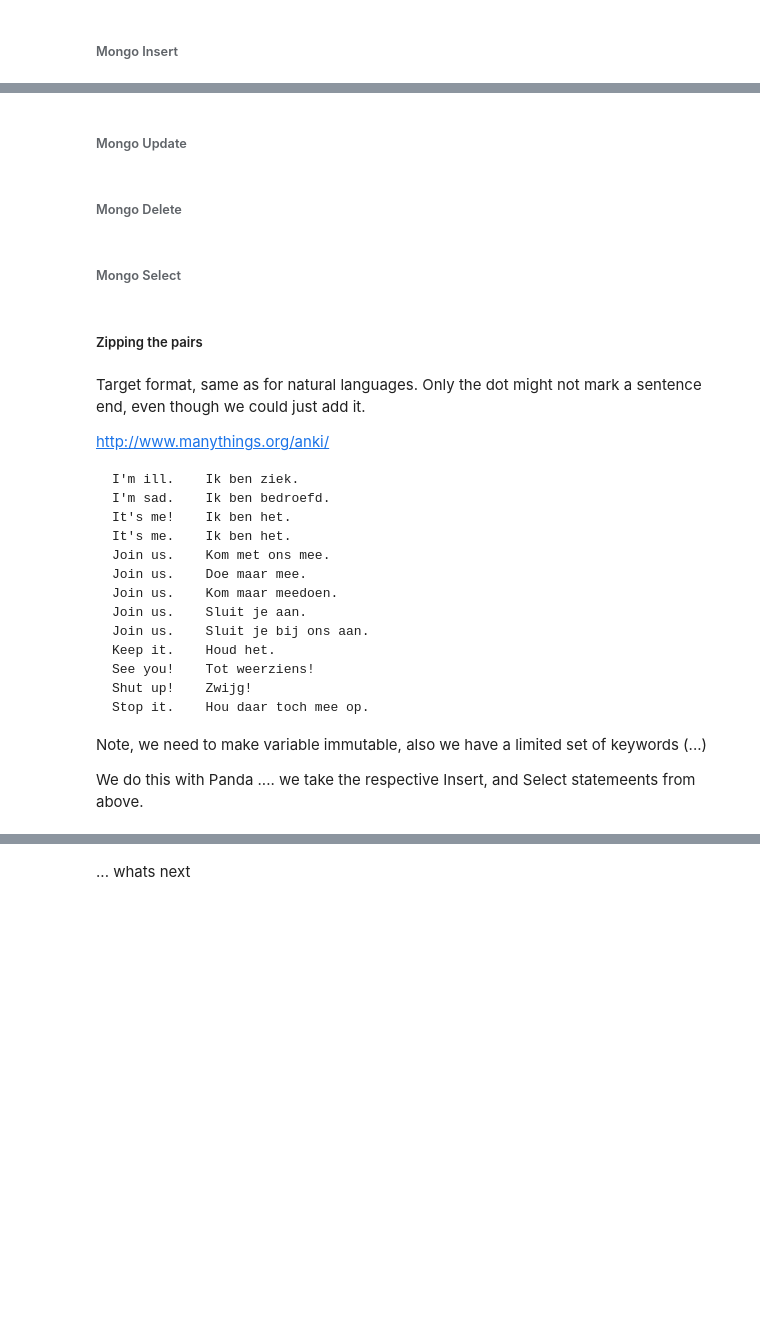
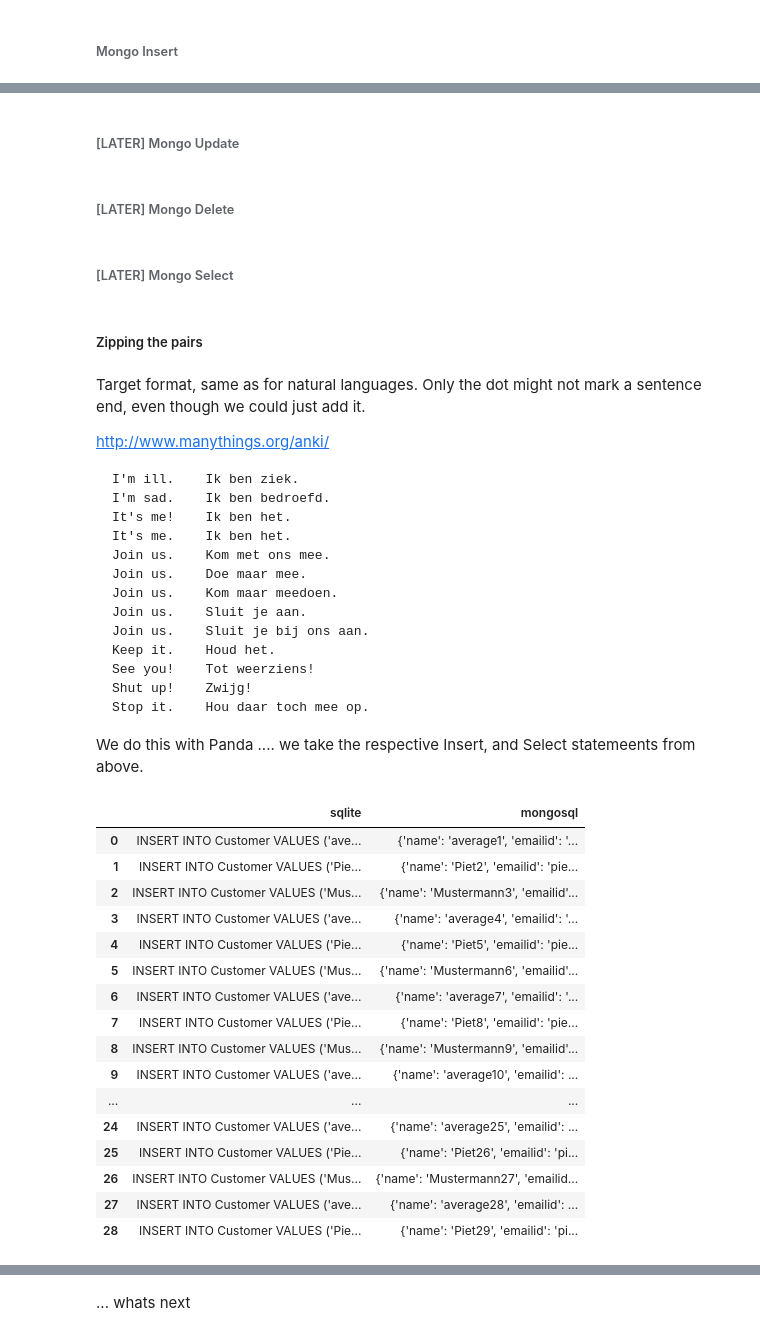
Before and after one commit to Benudek/ALP, a Jupyter notebook: Artificial Language Translation.ipynb, the cells around one changed output, grey strips where cells are left out. Cells and saved outputs as stored; diff of their text form; code cells hidden in the pictures; blank space fills up the shorter version.

```diff
--- a/Artificial Language Translation.ipynb
+++ b/Artificial Language Translation.ipynb
@@ -593,11 +841,11 @@ x = mycol.insert_many(mongoinsertlist)
 ##dfmongodata = pd.DataFrame(rowsmongo)
 ##dfmongodata
 # %% [markdown]
-###### Mongo Update
+######  [LATER] Mongo Update
 # %% [markdown]
-###### Mongo Delete
+######  [LATER] Mongo Delete
 # %% [markdown]
-###### Mongo Select
+######  [LATER] Mongo Select
 # %% [markdown]
 ##### Zipping the pairs
 # %% [markdown]
@@ -619,20 +867,36 @@ http://www.manythings.org/anki/
     Shut up!	Zwijg!
     Stop it.	Hou daar toch mee op.
 
-Note, we need to make variable immutable, also we have a limited set of keywords (...)
-
 We do this with Panda .... we take the respective Insert, and Select statemeents from above.
 # %%
 ## zip a dataframe of
 
 
 ##mongoinsertlist = [mongoinsert1, mongoinsert1, mongoinsert3]
 ## sqlliteinsert1 mongoinsert1
 ## sqlliteinsert2 mongoinsert2
 ## sqlliteinsert3 mongoinsert3
 
 ## sqlliteinsert1 : "INSERT INTO Customer VALUES ('Mustermann', 'max.mustermann@email.de', 20000)"
 ## mongoinsert1 : {'name': 'Mustermann', 'emailid': 'max.mustermann@email.de', '_id': ObjectId('5bd5aad637b8896cc56ea929')}
 
 sql_tuples = list(zip(sqlliteinsertlist,mongoinsertlist ))
-pd.DataFrame(sql_tuples, columns=['sqllite','mongo'])
+pd.DataFrame(sql_tuples, columns=['sqlite','mongosql'])
+# %% [output]
+|  | sqlite | mongosql |
+| 0 | INSERT INTO Customer VALUES ('ave... | {'name': 'average1', 'emailid': '... |
+| 1 | INSERT INTO Customer VALUES ('Pie... | {'name': 'Piet2', 'emailid': 'pie... |
+| 2 | INSERT INTO Customer VALUES ('Mus... | {'name': 'Mustermann3', 'emailid'... |
+| 3 | INSERT INTO Customer VALUES ('ave... | {'name': 'average4', 'emailid': '... |
+| 4 | INSERT INTO Customer VALUES ('Pie... | {'name': 'Piet5', 'emailid': 'pie... |
+| 5 | INSERT INTO Customer VALUES ('Mus... | {'name': 'Mustermann6', 'emailid'... |
+| 6 | INSERT INTO Customer VALUES ('ave... | {'name': 'average7', 'emailid': '... |
+| 7 | INSERT INTO Customer VALUES ('Pie... | {'name': 'Piet8', 'emailid': 'pie... |
+| 8 | INSERT INTO Customer VALUES ('Mus... | {'name': 'Mustermann9', 'emailid'... |
+| 9 | INSERT INTO Customer VALUES ('ave... | {'name': 'average10', 'emailid': ... |
+| ... | ... | ... |
+| 24 | INSERT INTO Customer VALUES ('ave... | {'name': 'average25', 'emailid': ... |
+| 25 | INSERT INTO Customer VALUES ('Pie... | {'name': 'Piet26', 'emailid': 'pi... |
+| 26 | INSERT INTO Customer VALUES ('Mus... | {'name': 'Mustermann27', 'emailid... |
+| 27 | INSERT INTO Customer VALUES ('ave... | {'name': 'average28', 'emailid': ... |
+| 28 | INSERT INTO Customer VALUES ('Pie... | {'name': 'Piet29', 'emailid': 'pi... |
```
Also changed, not shown: parts of 162 cells of this notebook.
